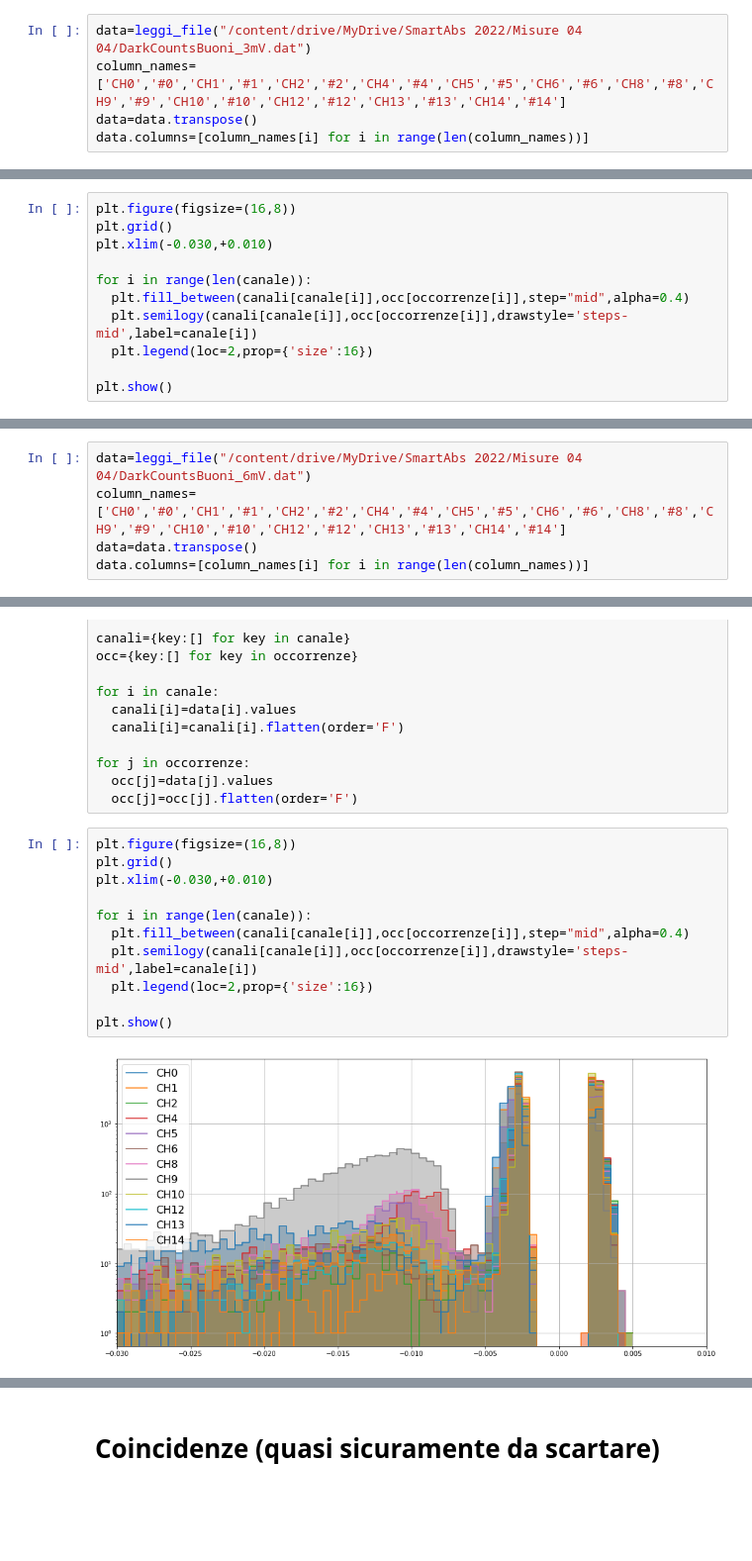
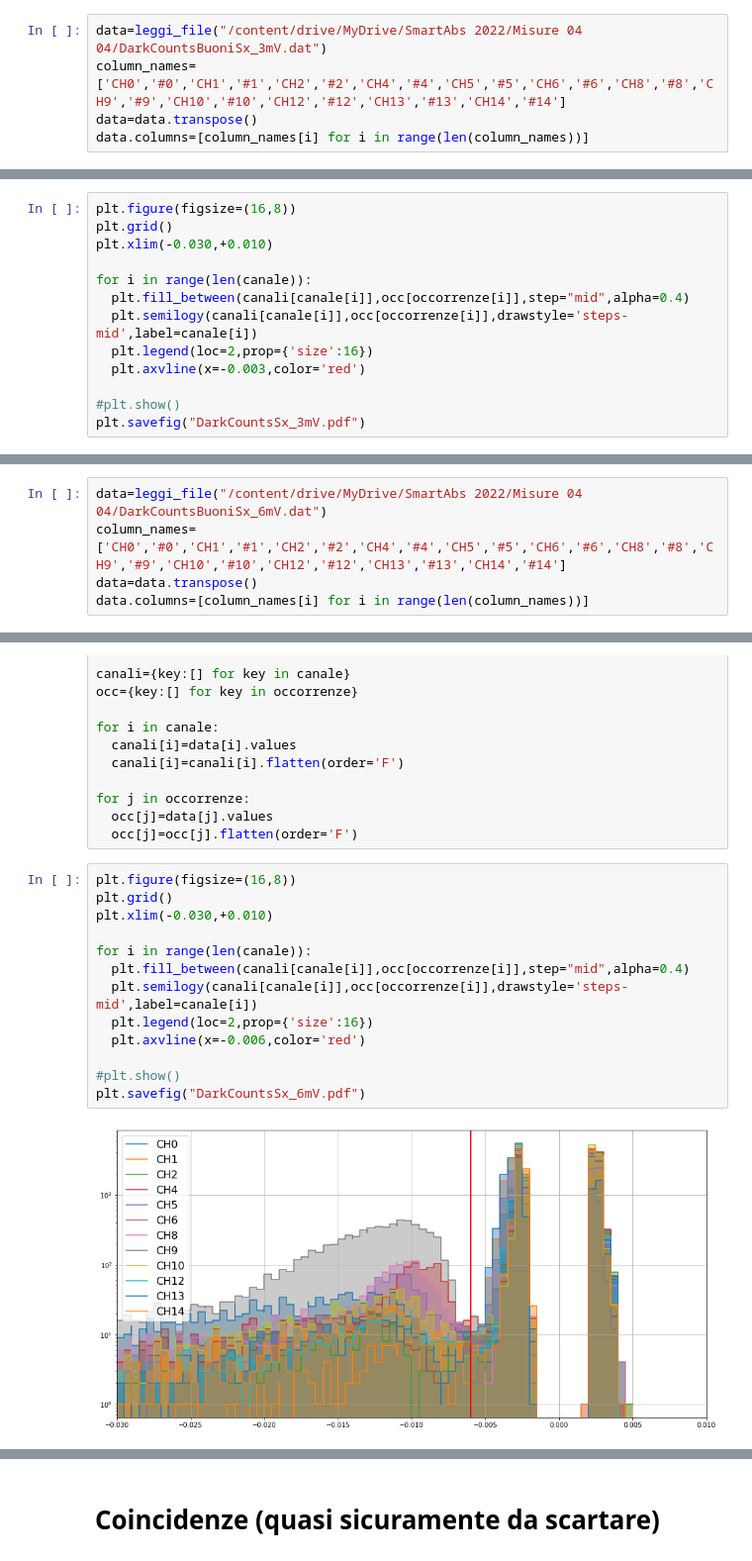
Before and after one commit to mattderri/LabII, a Jupyter notebook: SmartAbs.ipynb, the cells around one changed output, grey strips where cells are left out. Shown at 99% size. Drawn from its saved outputs; the diff is of its cells as text; blank space fills up the shorter version.

```diff
--- a/SmartAbs.ipynb
+++ b/SmartAbs.ipynb
@@ -184,5 +186,5 @@ plt.show()
 # %%
-data=leggi_file("/content/drive/MyDrive/SmartAbs 2022/Misure 04 04/DarkCountsBuoni_3mV.dat")
+data=leggi_file("/content/drive/MyDrive/SmartAbs 2022/Misure 04 04/DarkCountsBuoniSx_3mV.dat")
 column_names=['CH0','#0','CH1','#1','CH2','#2','CH4','#4','CH5','#5','CH6','#6','CH8','#8','CH9','#9','CH10','#10','CH12','#12','CH13','#13','CH14','#14']
 data=data.transpose()
 data.columns=[column_names[i] for i in range(len(column_names))]
@@ -209,6 +211,8 @@ for i in range(len(canale)):
   plt.fill_between(canali[canale[i]],occ[occorrenze[i]],step="mid",alpha=0.4)
   plt.semilogy(canali[canale[i]],occ[occorrenze[i]],drawstyle='steps-mid',label=canale[i])
   plt.legend(loc=2,prop={'size':16})
+  plt.axvline(x=-0.003,color='red')
 
-plt.show()
+#plt.show()
+plt.savefig("DarkCountsSx_3mV.pdf")
 # %% [output]
@@ -218,5 +222,5 @@ plt.show()
 # %%
-data=leggi_file("/content/drive/MyDrive/SmartAbs 2022/Misure 04 04/DarkCountsBuoni_6mV.dat")
+data=leggi_file("/content/drive/MyDrive/SmartAbs 2022/Misure 04 04/DarkCountsBuoniSx_6mV.dat")
 column_names=['CH0','#0','CH1','#1','CH2','#2','CH4','#4','CH5','#5','CH6','#6','CH8','#8','CH9','#9','CH10','#10','CH12','#12','CH13','#13','CH14','#14']
 data=data.transpose()
 data.columns=[column_names[i] for i in range(len(column_names))]
@@ -237,13 +241,15 @@ for j in occorrenze:
 # %%
 plt.figure(figsize=(16,8))
 plt.grid()
 plt.xlim(-0.030,+0.010)
 
 for i in range(len(canale)):
   plt.fill_between(canali[canale[i]],occ[occorrenze[i]],step="mid",alpha=0.4)
   plt.semilogy(canali[canale[i]],occ[occorrenze[i]],drawstyle='steps-mid',label=canale[i])
   plt.legend(loc=2,prop={'size':16})
+  plt.axvline(x=-0.006,color='red')
 
-plt.show()
+#plt.show()
+plt.savefig("DarkCountsSx_6mV.pdf")
 # %% [output]
-[figure, old version]
+[figure, new version]
```
Also changed, not shown: parts of 50 cells of this notebook.
